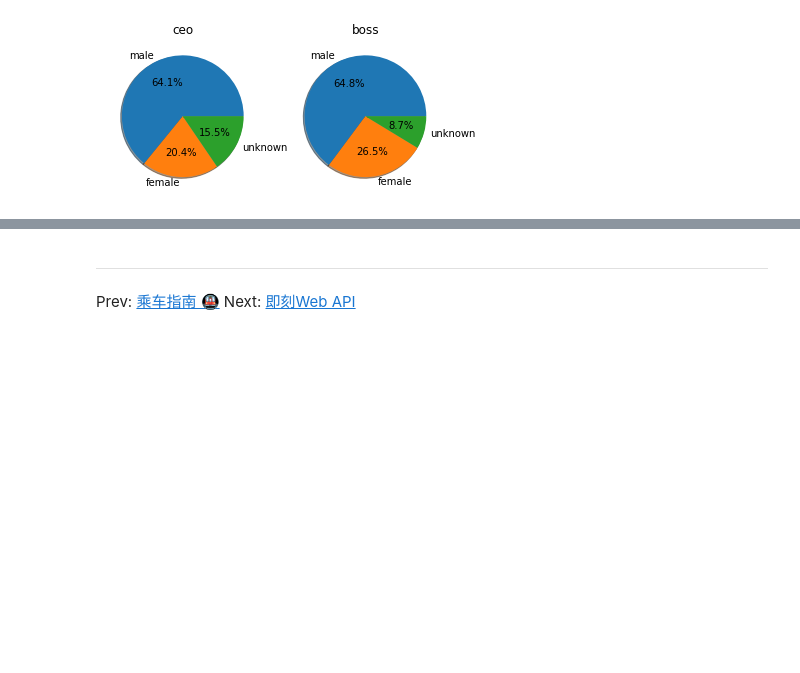
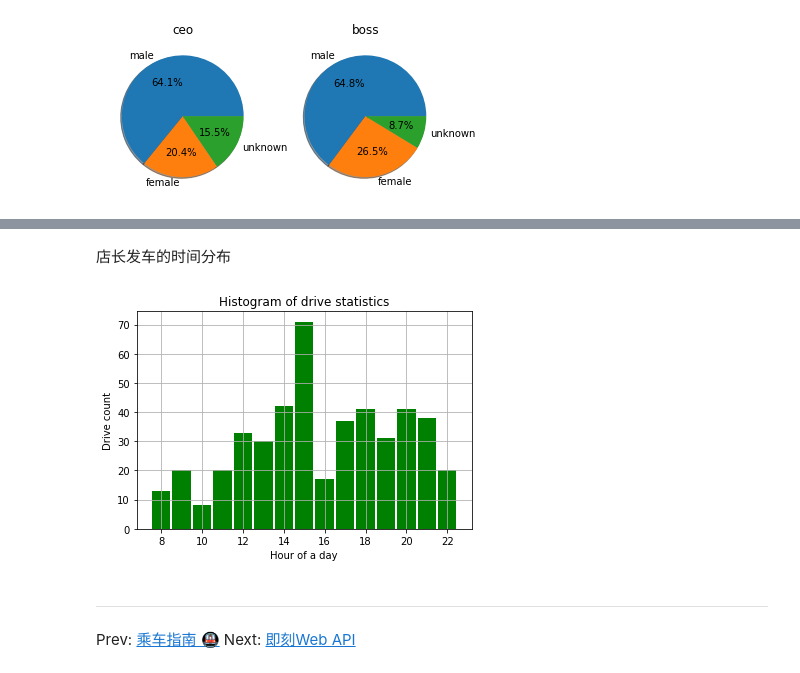
Before and after one commit to Sorosliu1029/Jike-Metro, a Jupyter notebook: docs/source_notebooks/example.ipynb, the cells around one changed output, grey strips where cells are left out. Saved outputs shown, nothing was run; the diff lists cells and outputs as text; code cells hidden in the pictures; blank space fills up the shorter version.

```diff
--- a/docs/source_notebooks/example.ipynb
+++ b/docs/source_notebooks/example.ipynb
@@ -60,0 +79,17 @@ plt.pie(boss_stats, labels=labels, autopct='%1.1f%%', shadow=True)
+# %%
+message_date = today
+while message_date > a_month_ago:
+    messages = selected.load_more(limit=100)
+    for message in messages:
+        message_date = date_parse(message.createdAt)
+        comments = c.get_comment(message)
+        comments.load_full()
+        for comment in comments:
+            if any((keyword in comment.content for keyword in comment_keywords)):
+                time_periods[message_date.hour] += 1
+# %%
+# UTC time, should +8 for Asia/Shanghai
+adjusted_time_periods = [((h+8)%24, time_periods[h]) for h in range(24)]
+# %%
+adjusted_time_periods = adjusted_time_periods[-8:] + adjusted_time_periods[:-8]
+adjusted_time_periods
@@ -60,0 +116,6 @@ plt.pie(boss_stats, labels=labels, autopct='%1.1f%%', shadow=True)
+# %%
+total_cnt = sum((cnt for _, cnt in adjusted_time_periods))
+
+drive_time = sorted(adjusted_time_periods, key=lambda t: t[1], reverse=True)[:3]
+for period, cnt in drive_time:
+    print('发车时间: {}点，发车概率: {:.2%}'.format(period, cnt / total_cnt))
@@ -61,3 +146,20 @@ plt.pie(boss_stats, labels=labels, autopct='%1.1f%%', shadow=True)
+# %% [markdown]
+店长发车的时间分布
+# %%
+%matplotlib inline
+import matplotlib.pyplot as plt
+
+data = []
+for h, cnt in adjusted_time_periods:
+    data.extend([h]*cnt)
+plt.hist(data, max(data)-min(data), facecolor='g', align='left', histtype='bar', rwidth=0.9)
+plt.xlabel('Hour of a day')
+plt.ylabel('Drive count')
+plt.title('Histogram of drive statistics')
+plt.grid(True)
+plt.show()
+# %% [output]
+[figure, added]
 # %% [markdown]
 -----------
 
```
Also changed, not shown: parts of 9 cells of this notebook, 1 other file.
